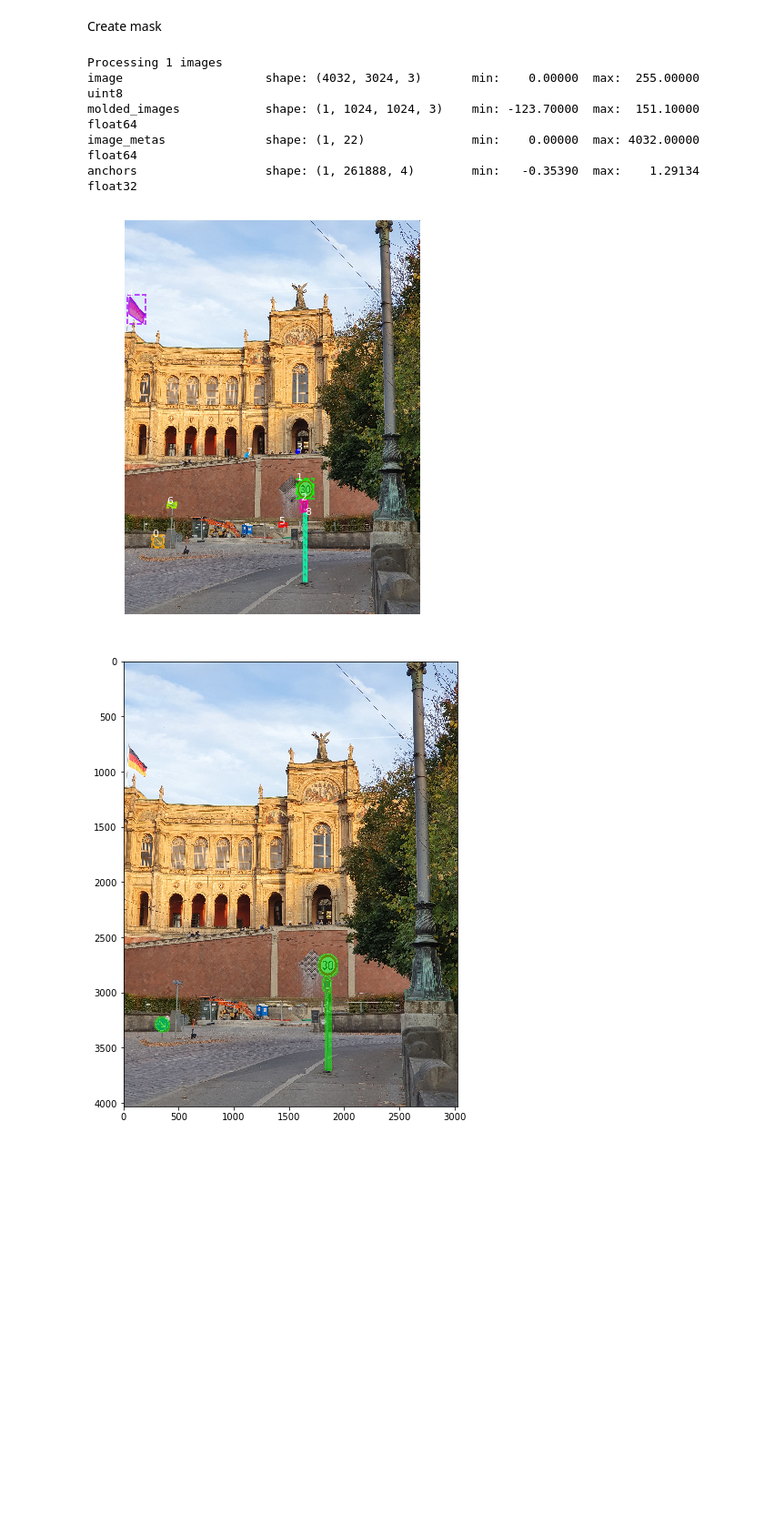
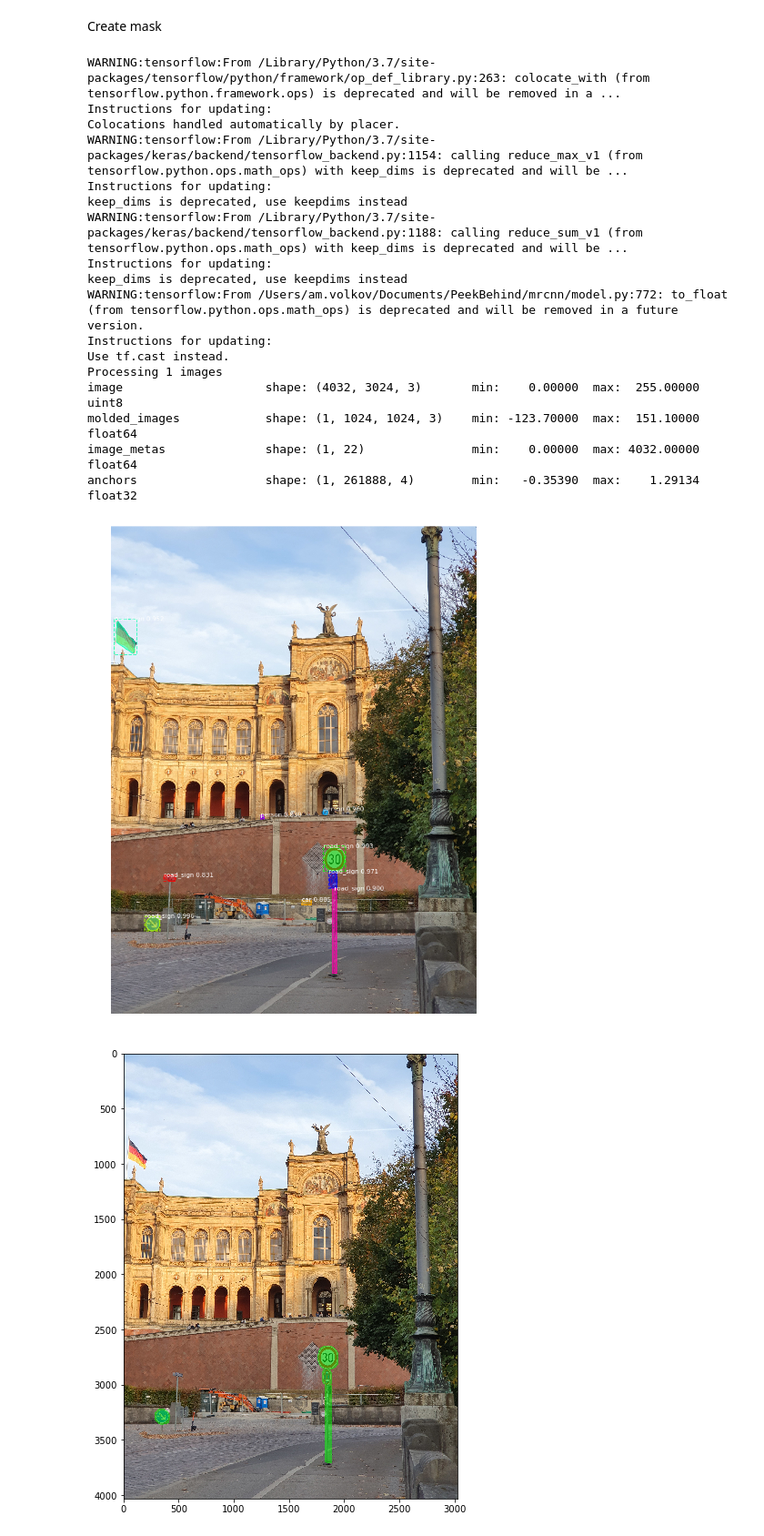
Before and after one commit to AlexVolkow/PeekBehind, a Jupyter notebook: peek_behind_demo.ipynb, the cells around one changed output. Shown at 91% size. Saved outputs shown, nothing was run; the diff lists cells and outputs as text; code cells hidden in the pictures; blank space fills up the shorter version.

```diff
--- a/peek_behind_demo.ipynb
+++ b/peek_behind_demo.ipynb
@@ -31,24 +33,36 @@ plt.show()
 Create mask
 # %%
 def get_ax(rows=1, cols=1, size=8):
-    _, ax = plt.subplots(rows, cols, figsize=(size*cols, size*rows))
+    _, ax = plt.subplots(rows, cols, figsize=(16, 16))
     return ax
 
 detection_result = detect(query_image)
 
 count_detection = len(detection_result['scores'])
 
 detection_indexes = list(map(lambda x:  str(x), range(count_detection)))
 
 visualize.display_instances(query_image, detection_result['rois'], detection_result['masks'], detection_result['class_ids'],
-                            COCO_CLASSES, detection_result['scores'], ax=get_ax(), captions=detection_indexes)
+                            COCO_CLASSES, detection_result['scores'], ax=get_ax())
 # %% [output]
+WARNING:tensorflow:From /Library/Python/3.7/site-packages/tensorflow/python/framework/op_def_library.py:263: colocate_with (from tensorflow.python.framework.ops) is deprecated and will be removed in a ...
+Instructions for updating:
+Colocations handled automatically by placer.
+WARNING:tensorflow:From /Library/Python/3.7/site-packages/keras/backend/tensorflow_backend.py:1154: calling reduce_max_v1 (from tensorflow.python.ops.math_ops) with keep_dims is deprecated and will be ...
+Instructions for updating:
+keep_dims is deprecated, use keepdims instead
+WARNING:tensorflow:From /Library/Python/3.7/site-packages/keras/backend/tensorflow_backend.py:1188: calling reduce_sum_v1 (from tensorflow.python.ops.math_ops) with keep_dims is deprecated and will be ...
+Instructions for updating:
+keep_dims is deprecated, use keepdims instead
+WARNING:tensorflow:From /Users/am.volkov/Documents/PeekBehind/mrcnn/model.py:772: to_float (from tensorflow.python.ops.math_ops) is deprecated and will be removed in a future version.
+Instructions for updating:
+Use tf.cast instead.
 Processing 1 images
 image                    shape: (4032, 3024, 3)       min:    0.00000  max:  255.00000  uint8
 molded_images            shape: (1, 1024, 1024, 3)    min: -123.70000  max:  151.10000  float64
 image_metas              shape: (1, 22)               min:    0.00000  max: 4032.00000  float64
 anchors                  shape: (1, 261888, 4)        min:   -0.35390  max:    1.29134  float32
-[figure, old version]
+[figure, new version]
 # %%
 deleted_object = [0, 1, 2, 8]
 # %%
```
Also changed, not shown: parts of 2 cells of this notebook, 4 other files.
